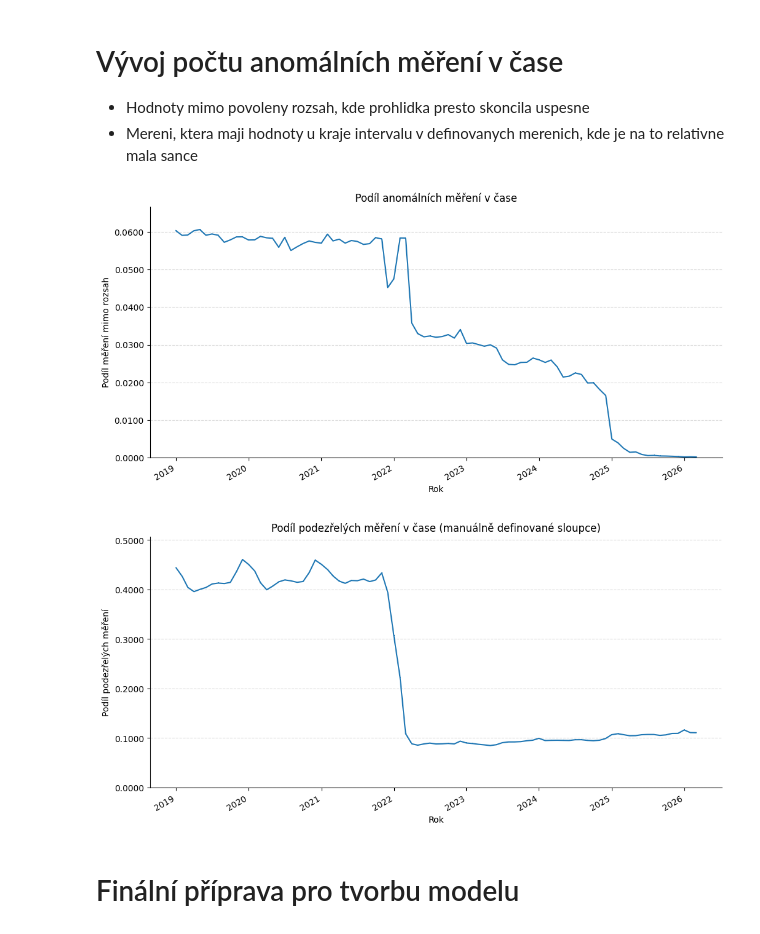
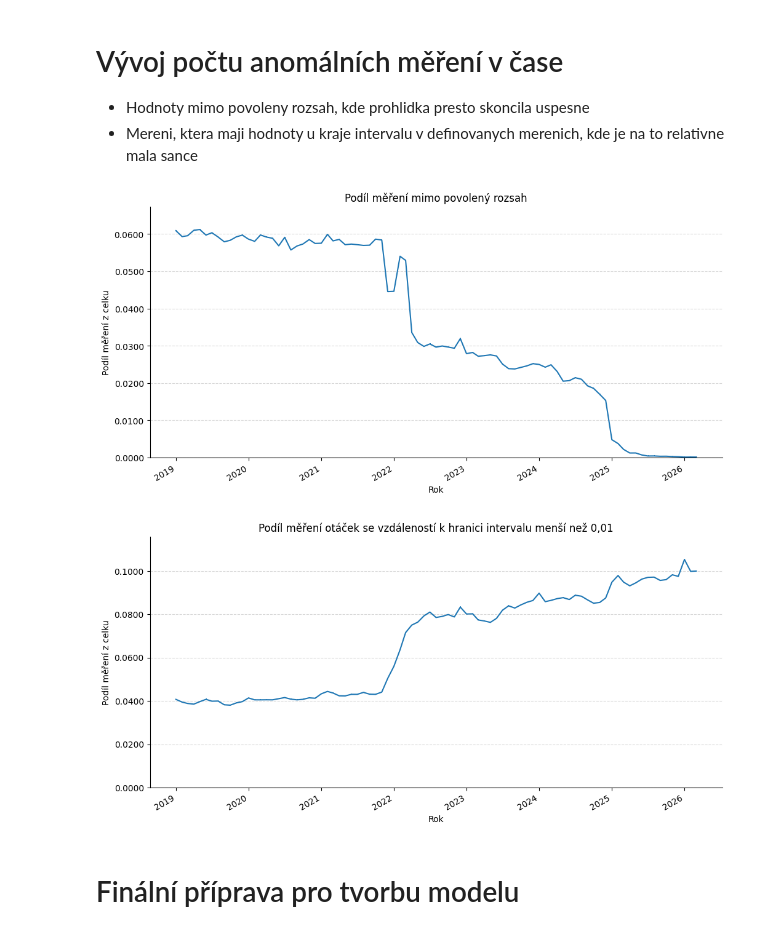
Before and after one commit to opendatalabcz/emissions-data-analysis-cz, a Jupyter notebook: kod/explorace/mereni_exploration.ipynb, the cells around one changed output. Saved outputs shown, nothing was run; the diff lists cells and outputs as text; code cells hidden in the pictures.

Commit message:
aplikovani korektnich filtru na mereni

```diff
--- a/kod/explorace/mereni_exploration.ipynb
+++ b/kod/explorace/mereni_exploration.ipynb
@@ -804,33 +839,8 @@ plot_norms(df_nafta)
 # Vývoj počtu anomálních měření v čase
 - Hodnoty mimo povoleny rozsah, kde prohlidka presto skoncila uspesne
 - Mereni, ktera maji hodnoty u kraje intervalu v definovanych merenich, kde je na to relativne mala sance
-# %%
-def time_series_preaggregated(x, y, title, y_title, save_path=None):
-    fig, ax = plt.subplots(figsize=(12, 6))
-
-    ax.plot(x, y, marker=',' if len(x) > 10 else 'o')
-
-    ax.set_title(title)
-    ax.set_xlabel("Rok")
-    ax.set_ylabel(y_title)
-    ax.spines[['top', 'right']].set_visible(False)
-    ax.set_ylim(bottom=0.0, top=y.max() * 1.1)
-
-    ax.yaxis.set_major_formatter(mtick.FormatStrFormatter('%.4f'))
-
-    fig.autofmt_xdate()
-
-    ax.yaxis.grid(True, linestyle='--', alpha=0.3, color='gray')
-    ax.set_axisbelow(True)
-
-    if save_path:
-        fig.savefig(save_path, format="svg", bbox_inches="tight")
-
-    plt.show()
 # %%
 if PRINT:
-    lf_time = pl.scan_parquet(r'kod\data\extracted\data_z_mericich_pristroju\parquet', schema=mereni_schema).select(['CisloProtokolu', 'Zahajeni'])
-
     df_base = (
         df_small.lazy()
         .join(lf_time, on='CisloProtokolu', how='left')
@@ -854,44 +864,44 @@ if PRINT:
     time_series_preaggregated(
         x=df_anomalies_norm['ts'],
         y=df_anomalies_norm['Normalized'],
-        title='Podíl anomálních měření v čase',
-        y_title='Podíl měření mimo rozsah',
+        title='Podíl měření mimo povolený rozsah',
+        y_title='Podíl měření z celku',
         save_path='kod/explorace/mereni_grafy/mereni_anomalie_cas.svg'
     )
 
     # Podezřelá
     epsilon = 0.01
     manual_cols = [
         'Benzin_OtackyVolnobezne_N_Hodnota_Norm',
         'Benzin_OtackyZvysene_N_Hodnota_Norm',
-        'Nafta_MereniPrumer_CasAkcelerace_Hodnota_Norm',
+        # 'Nafta_MereniPrumer_CasAkcelerace_Hodnota_Norm',
         'Nafta_MereniPrumer_OtackyVolnobezne_Hodnota_Norm',
         'Nafta_MereniPrumer_OtackyPrebehove_Hodnota_Norm'
     ]
 
     suspect_exprs = [
         pl.col(c).is_between(-epsilon, epsilon) | pl.col(c).is_between(1 - epsilon, 1 + epsilon)
         for c in manual_cols
     ]
 
     df_suspect_norm = (
         df_base
         .with_columns(pl.any_horizontal(suspect_exprs).fill_null(False).alias("Is_Suspect"))
         .group_by_dynamic('ts', every='1mo')
         .agg((pl.col('Is_Suspect').sum() / pl.len()).alias('Normalized'))
         .collect()
     )
 
     time_series_preaggregated(
         x=df_suspect_norm['ts'],
         y=df_suspect_norm['Normalized'],
-        title='Podíl podezřelých měření v čase (manuálně definované sloupce)',
-        y_title='Podíl podezřelých měření',
+        title='Podíl měření otáček se vzdáleností k hranici intervalu menší než 0,01',
+        y_title='Podíl měření z celku',
         save_path='kod/explorace/mereni_grafy/mereni_podezrela_cas.svg'
     )
 # %% [output]
-[figure, old version]
+[figure, new version]
-[figure, old version]
+[figure, new version]
 # %% [markdown]
 # Finální příprava pro tvorbu modelu
 # %% [markdown]
```
Also changed, not shown: parts of 31 cells of this notebook, 38 other files.
